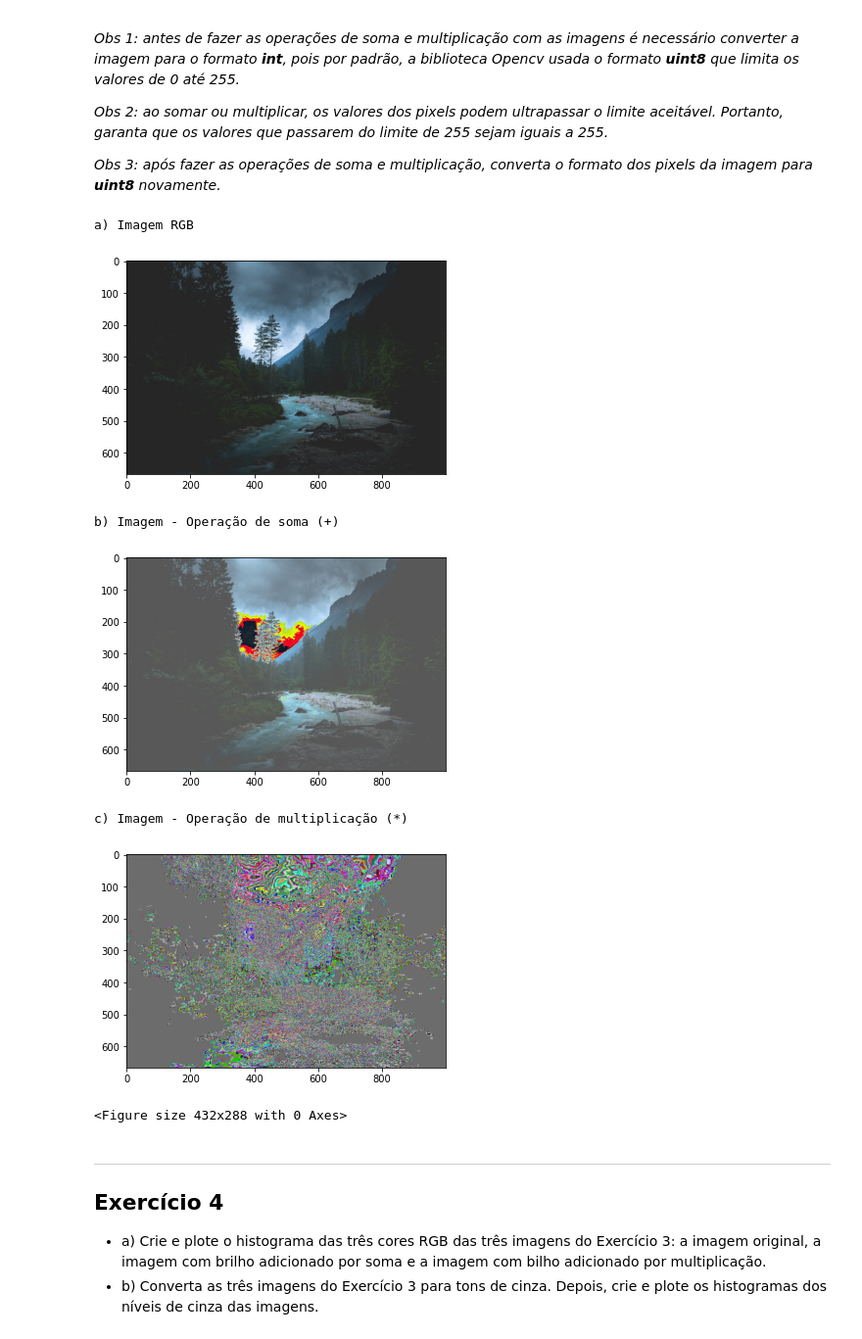
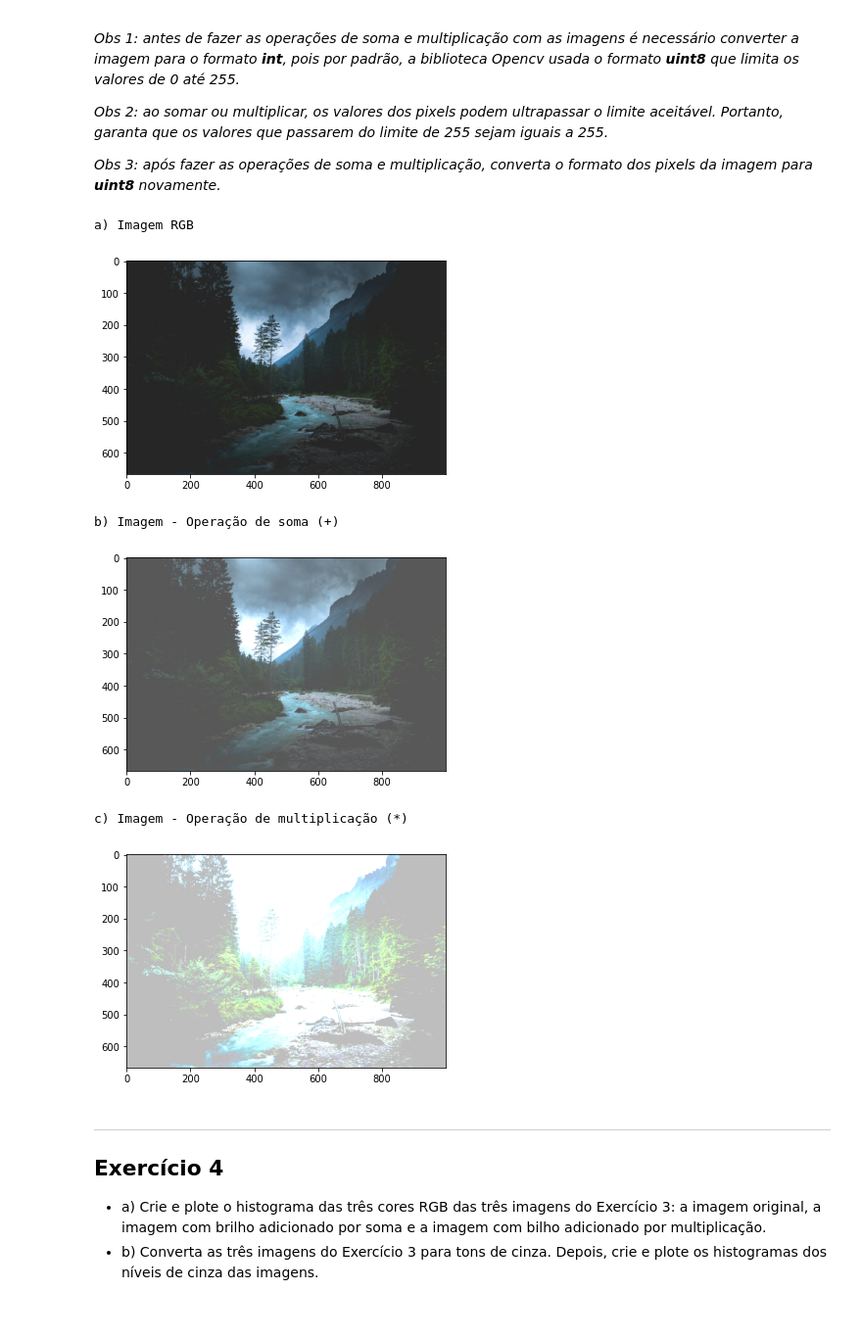
Before and after one commit to letvigna/image-processing-class, a Jupyter notebook: ac1/exerciciosPraticos.ipynb, the cells around one changed output. Shown at 98% size. Saved outputs shown, nothing was run; the diff lists cells and outputs as text; code cells hidden in the pictures.

```diff
--- a/ac1/exerciciosPraticos.ipynb
+++ b/ac1/exerciciosPraticos.ipynb
@@ -144,7 +144,7 @@ import matplotlib.pyplot as plt
 
 def showImage(legend, img):
   print(legend)
-  plt.imshow(img)
+  plt.imshow(cv2.cvtColor(img, cv2.COLOR_BGR2RGB))
   plt.show()
   print('\n')
 
@@ -158,44 +158,41 @@ def sumOrMultiply(op, value, img):
     ------------
     - op: Operation/option
             0 - Sum
             1 - Multiplication
     - value: Value to be used in the operation chosen
     - img: The image to be manipulated
   """
 
-  img_int = np.int8(img)
+  img_int = img.astype(int)
 
   if op == 0: img_int = img_int + value
   elif op == 1: img_int = img_int * value
 
   img_int[img_int > 255] = 255
 
-  image_uint8 = np.uint8(img_int)
+  image_uint8 = img_int.astype(np.uint8)
 
   return image_uint8
-
-# 52:11 - https://zoom.us/rec/play/W-_XgSP0U_PcP5jHT4dxBNO87lFdg6AbgcFfDCLvmJy_6wlZgnRpBz2gEGJfcz8JcfXnbSvs9cXxVMI.FRXXRMac4H2khYtH?continueMode=true&_x_zm_rtaid=7rQGyvlWTyeiYSVspCjTnw.1632445297091.fa1fcd247f8635846d3f9a7523e6c4b1&_x_zm_rhtaid=151
 
 
 # ==+ a) +==
 image = cv2.imread('img02.jpeg')
-showImage('a) Imagem RGB', cv2.cvtColor(image, cv2.COLOR_BGR2RGB))
+showImage('a) Imagem RGB', image)
 
 # ==+ b) +==
 image_sum = sumOrMultiply(0, 50, image)
-showImage('b) Imagem - Operação de soma (+)', cv2.cvtColor(image_sum, cv2.COLOR_BGR2RGB))
+showImage('b) Imagem - Operação de soma (+)', image_sum)
 
 # ==+ c) +==
-image_mult = sumOrMultiply(1, 50, image)
-showImage('c) Imagem - Operação de multiplicação (*)', cv2.cvtColor(image_mult, cv2.COLOR_BGR2RGB))
+image_mult = sumOrMultiply(1, 5, image)
+showImage('c) Imagem - Operação de multiplicação (*)', image_mult)
 # %% [output]
 a) Imagem RGB
 [figure]
 b) Imagem - Operação de soma (+)
-[figure, old version]
+[figure, new version]
 c) Imagem - Operação de multiplicação (*)
-[figure, old version]
+[figure, new version]
-<Figure size 432x288 with 0 Axes>
 # %% [markdown]
 ----
 ## Exercício 4
```
